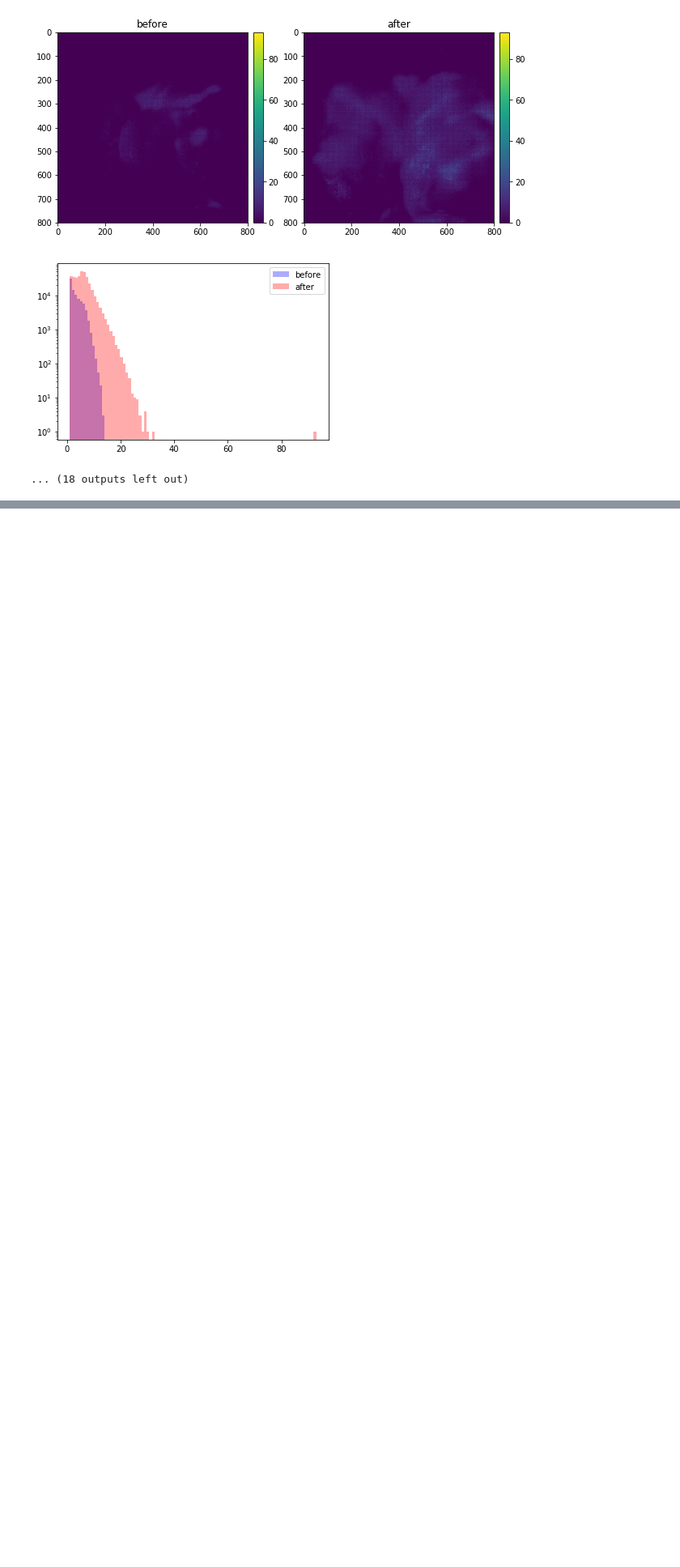
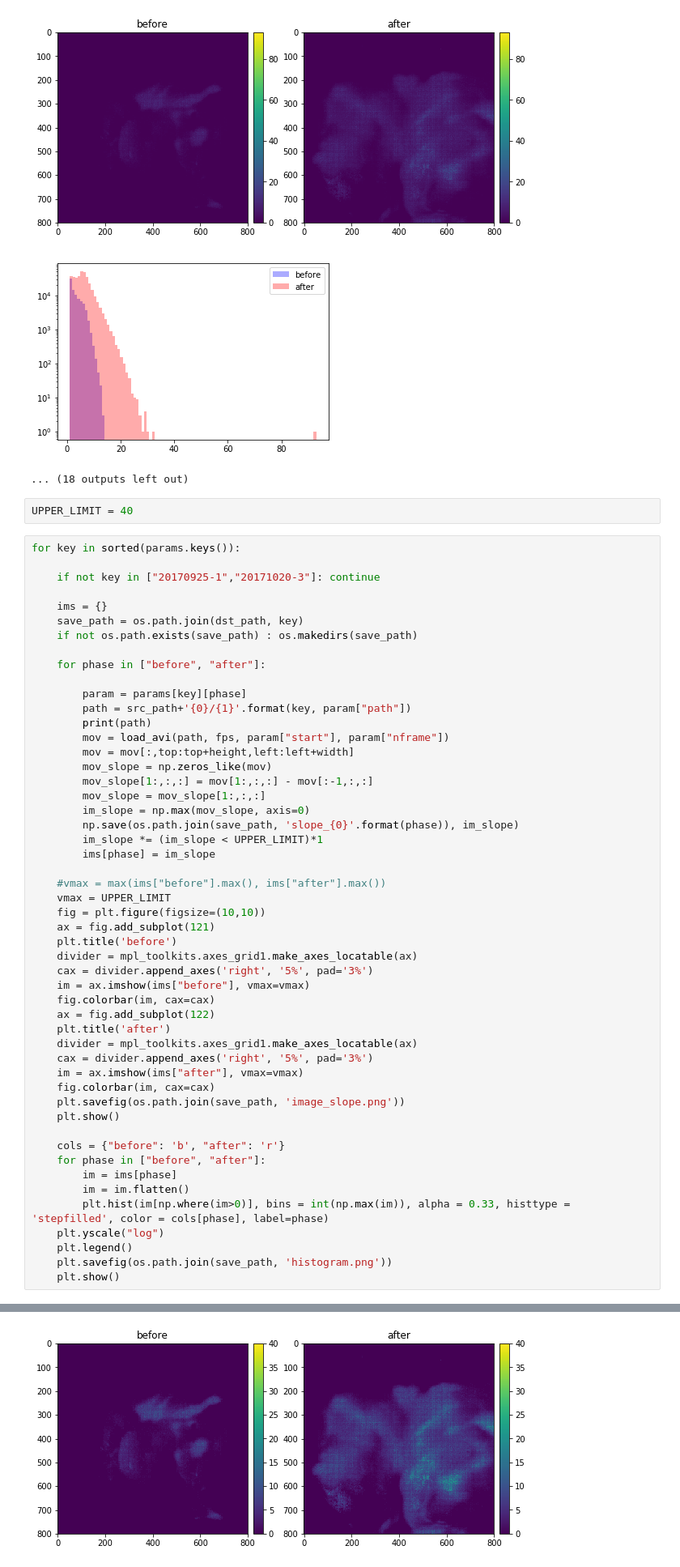
Before and after one commit to chenaoki/nb_suizo, a Jupyter notebook: main.ipynb, the cells around one changed output, grey strips where cells are left out. Shown at 81% size. Cells and saved outputs as stored; diff of their text form; blank space fills up the shorter version.

```diff
--- a/main.ipynb
+++ b/main.ipynb
@@ -110,3 +110,57 @@ with open(os.path.join(dst_path, 'mean.txt'),'w') as f:
 [figure]
 [figure]
 ... (18 outputs left out)
+# %%
+UPPER_LIMIT = 40
+# %%
+for key in sorted(params.keys()):
+
+    if not key in ["20170925-1","20171020-3"]: continue
+
+    ims = {}
+    save_path = os.path.join(dst_path, key)
+    if not os.path.exists(save_path) : os.makedirs(save_path)
+
+    for phase in ["before", "after"]:
+
+        param = params[key][phase]
+        path = src_path+'{0}/{1}'.format(key, param["path"])
+        print(path)
+        mov = load_avi(path, fps, param["start"], param["nframe"])
+        mov = mov[:,top:top+height,left:left+width]
+        mov_slope = np.zeros_like(mov)
+        mov_slope[1:,:,:] = mov[1:,:,:] - mov[:-1,:,:]
+        mov_slope = mov_slope[1:,:,:]
+        im_slope = np.max(mov_slope, axis=0)
+        np.save(os.path.join(save_path, 'slope_{0}'.format(phase)), im_slope)
+        im_slope *= (im_slope < UPPER_LIMIT)*1
+        ims[phase] = im_slope
+
+    #vmax = max(ims["before"].max(), ims["after"].max())
+    vmax = UPPER_LIMIT
+    fig = plt.figure(figsize=(10,10))
+    ax = fig.add_subplot(121)
+    plt.title('before')
+    divider = mpl_toolkits.axes_grid1.make_axes_locatable(ax)
+    cax = divider.append_axes('right', '5%', pad='3%')
+    im = ax.imshow(ims["before"], vmax=vmax)
+    fig.colorbar(im, cax=cax)
+    ax = fig.add_subplot(122)
+    plt.title('after')
+    divider = mpl_toolkits.axes_grid1.make_axes_locatable(ax)
+    cax = divider.append_axes('right', '5%', pad='3%')
+    im = ax.imshow(ims["after"], vmax=vmax)
+    fig.colorbar(im, cax=cax)
+    plt.savefig(os.path.join(save_path, 'image_slope.png'))
+    plt.show()
+
+    cols = {"before": 'b', "after": 'r'}
+    for phase in ["before", "after"]:
+        im = ims[phase]
+        im = im.flatten()
+        plt.hist(im[np.where(im>0)], bins = int(np.max(im)), alpha = 0.33, histtype = 'stepfilled', color = cols[phase], label=phase)
+    plt.yscale("log")
+    plt.legend()
+    plt.savefig(os.path.join(save_path, 'histogram.png'))
+    plt.show()
+# %% [output]
@@ -112,0 +169 @@ with open(os.path.join(dst_path, 'mean.txt'),'w') as f:
+[figure, added]
```
Also changed, not shown: parts of 1 cell of this notebook.
